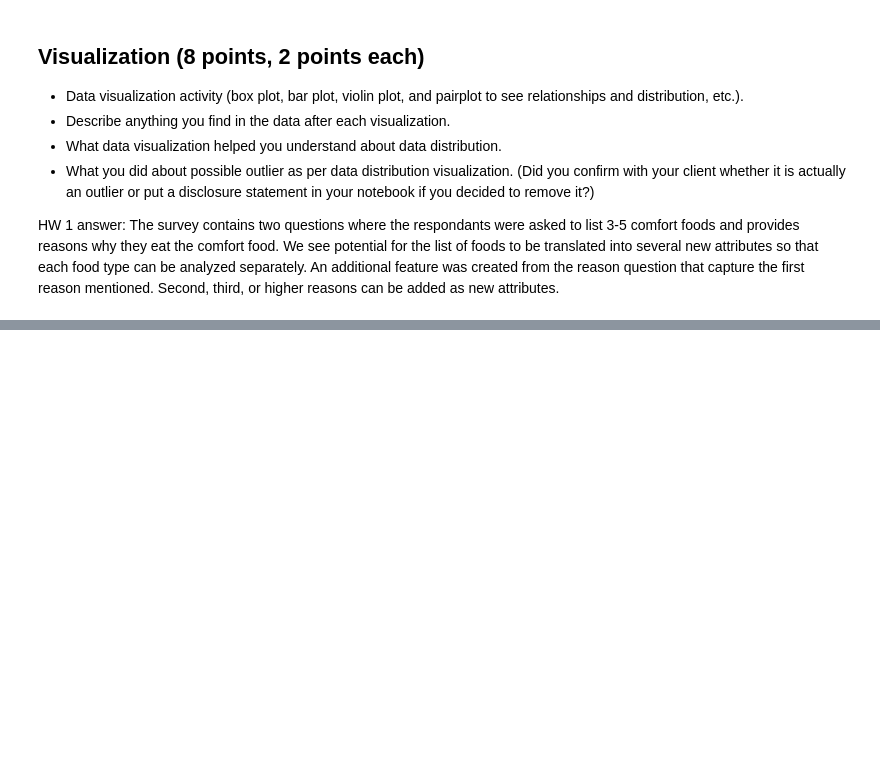
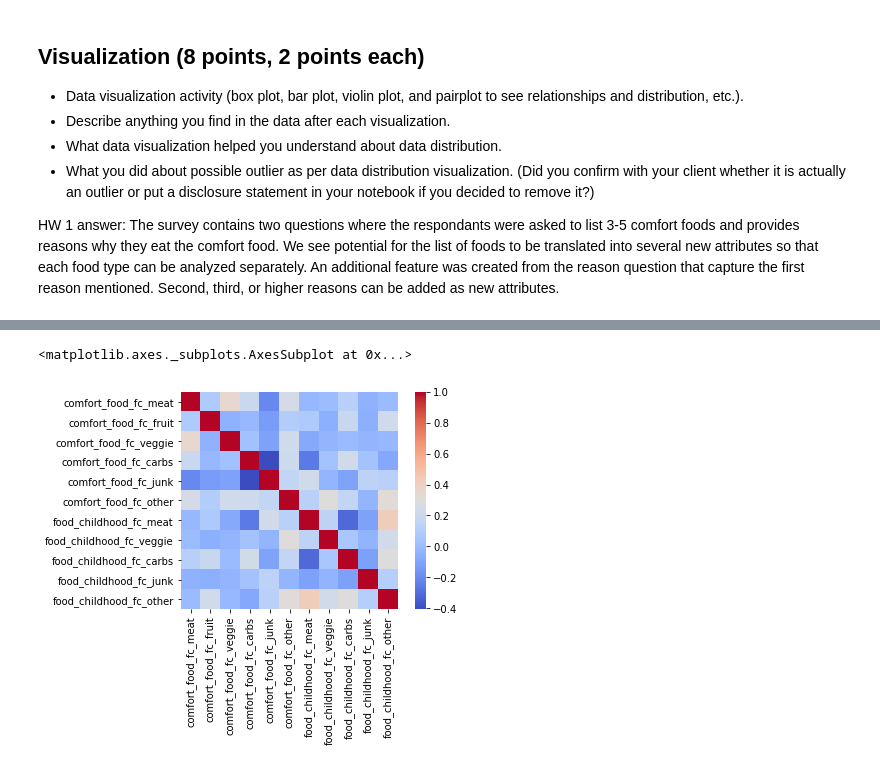
Before and after one commit to cuneom/COMP-4447-Final-Project---Food, a Jupyter notebook: FinalProject.ipynb, the cells around one changed output, grey strips where cells are left out. Saved outputs shown, nothing was run; the diff lists cells and outputs as text; code cells hidden in the pictures; blank space fills up the shorter version.

```diff
--- a/FinalProject.ipynb
+++ b/FinalProject.ipynb
@@ -828,0 +813,19 @@ The survey contains two questions where the respondants were asked to list 3-5 c
+# %%
+datafood=df[['comfort_food_fc_meat',
+'comfort_food_fc_fruit',
+'comfort_food_fc_veggie',
+'comfort_food_fc_carbs',
+'comfort_food_fc_junk',
+'comfort_food_fc_other',
+'comfort_food_fc_otherValues',
+'food_childhood_fc_meat',
+'food_childhood_fc_veggie',
+'food_childhood_fc_carbs',
+'food_childhood_fc_junk',
+'food_childhood_fc_other',
+'food_childhood_fc_otherValues']]
+datafood_corr = datafood.corr(method='pearson')
+sns.heatmap(datafood_corr, cmap='coolwarm', annot=False, square=True)
+# %% [output]
+<matplotlib.axes._subplots.AxesSubplot at 0x...>
+[figure, added]
```
Also changed, not shown: parts of 17 cells of this notebook.
